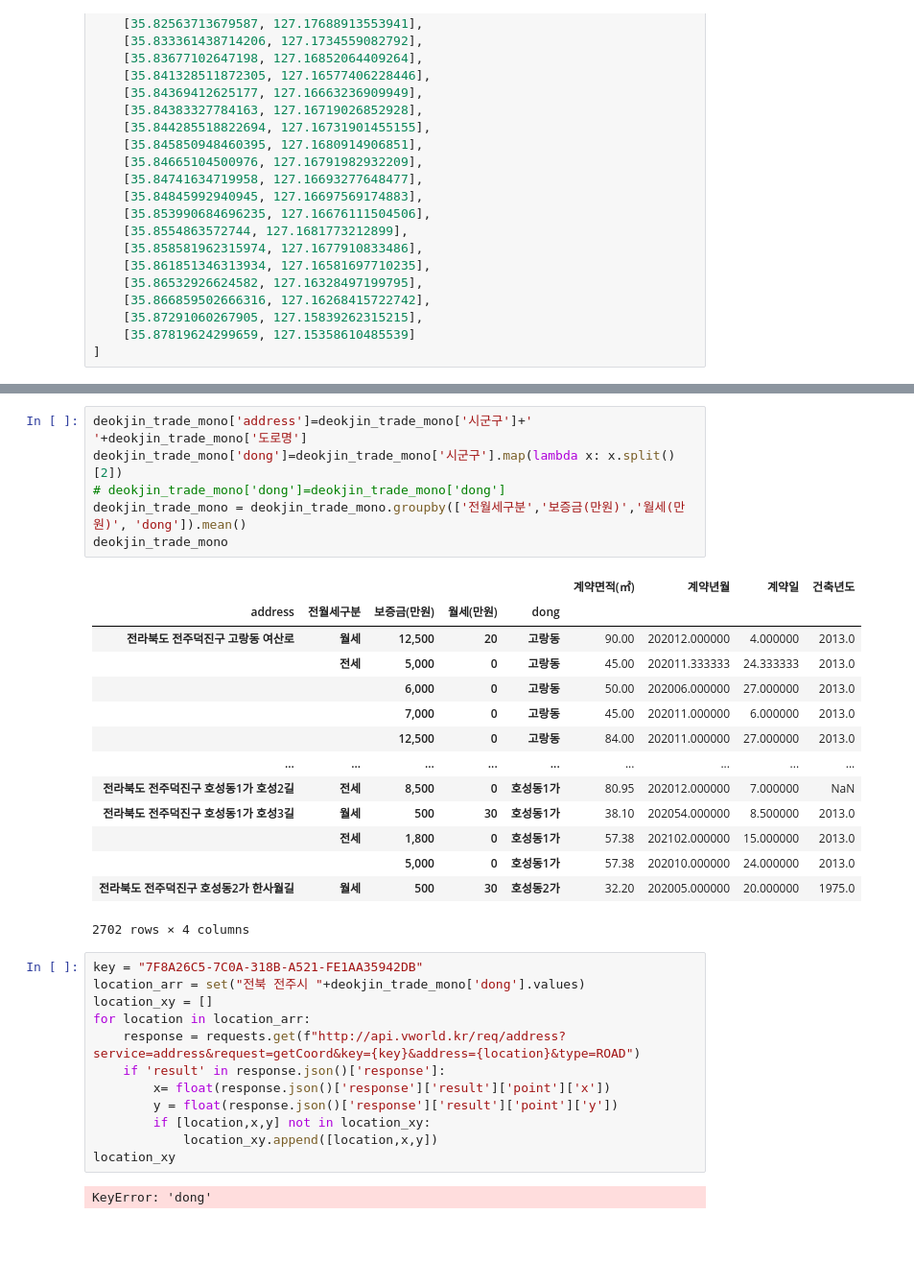
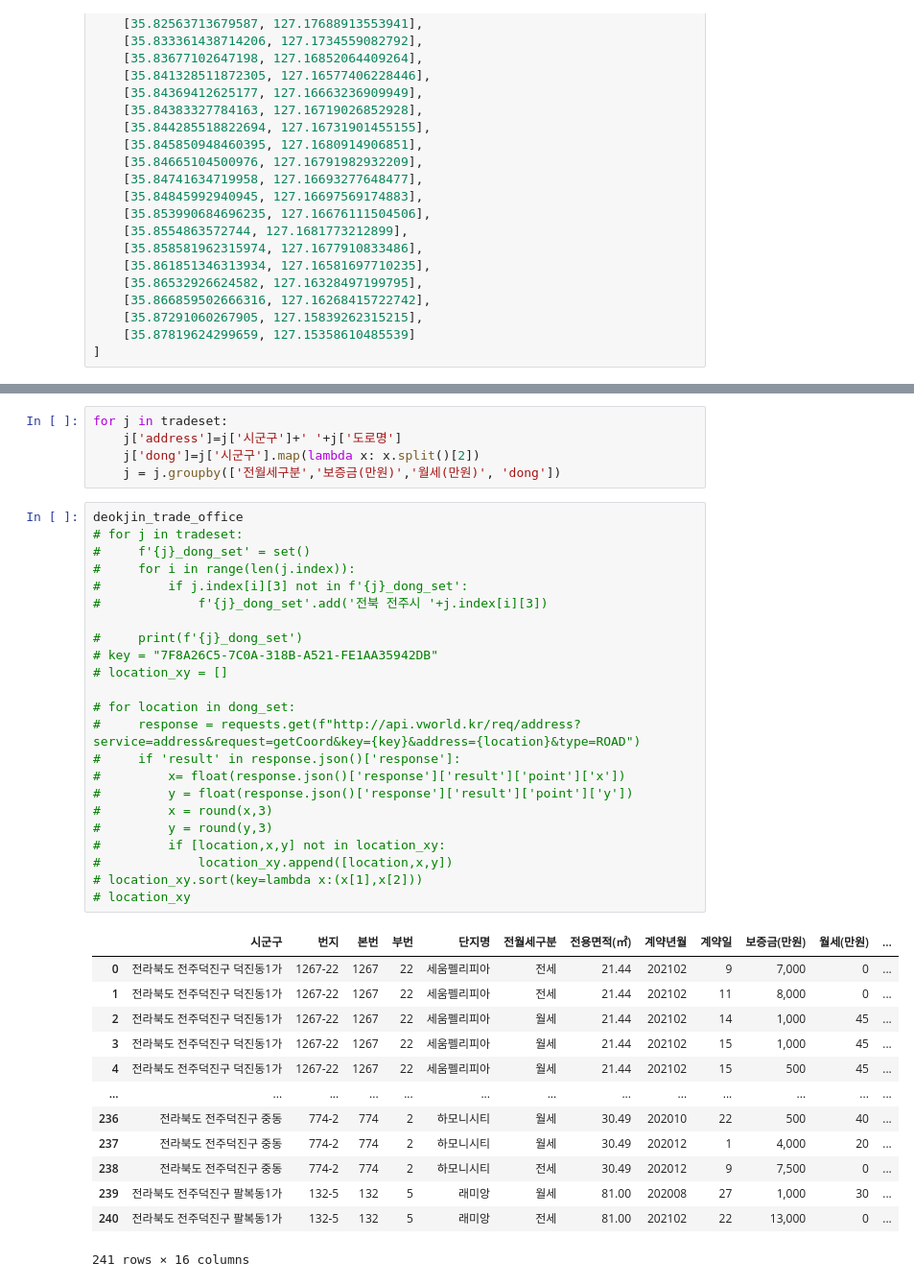
Before and after one commit to good5229/jeonju-contest, a Jupyter notebook: Analysis.ipynb, the cells around one changed output, grey strips where cells are left out. Shown at 96% size. Saved outputs shown, nothing was run; the diff lists cells and outputs as text; blank space fills up the shorter version.

```diff
--- a/Analysis.ipynb
+++ b/Analysis.ipynb
@@ -628,35 +669,42 @@ deokjin_trade_mono.head()
 # %%
-deokjin_trade_mono['address']=deokjin_trade_mono['시군구']+' '+deokjin_trade_mono['도로명']
-deokjin_trade_mono['dong']=deokjin_trade_mono['시군구'].map(lambda x: x.split()[2])
-# deokjin_trade_mono['dong']=deokjin_trade_mono['dong']
-deokjin_trade_mono = deokjin_trade_mono.groupby(['전월세구분','보증금(만원)','월세(만원)', 'dong']).mean()
-deokjin_trade_mono
+for j in tradeset:
+    j['address']=j['시군구']+' '+j['도로명']
+    j['dong']=j['시군구'].map(lambda x: x.split()[2])
+    j = j.groupby(['전월세구분','보증금(만원)','월세(만원)', 'dong'])
-# %% [output]
-|  |  |  |  |  | 계약면적(㎡) | 계약년월 | 계약일 | 건축년도 |
-| address | 전월세구분 | 보증금(만원) | 월세(만원) | dong |  |  |  |  |
-| 전라북도 전주덕진구 고랑동 여산로 | 월세 | 12,500 | 20 | 고랑동 | 90.00 | 202012.000000 | 4.000000 | 2013.0 |
-|  | 전세 | 5,000 | 0 | 고랑동 | 45.00 | 202011.333333 | 24.333333 | 2013.0 |
-|  |  | 6,000 | 0 | 고랑동 | 50.00 | 202006.000000 | 27.000000 | 2013.0 |
-|  |  | 7,000 | 0 | 고랑동 | 45.00 | 202011.000000 | 6.000000 | 2013.0 |
-|  |  | 12,500 | 0 | 고랑동 | 84.00 | 202011.000000 | 27.000000 | 2013.0 |
-| ... | ... | ... | ... | ... | ... | ... | ... | ... |
-| 전라북도 전주덕진구 호성동1가 호성2길 | 전세 | 8,500 | 0 | 호성동1가 | 80.95 | 202012.000000 | 7.000000 | NaN |
-| 전라북도 전주덕진구 호성동1가 호성3길 | 월세 | 500 | 30 | 호성동1가 | 38.10 | 202054.000000 | 8.500000 | 2013.0 |
-|  | 전세 | 1,800 | 0 | 호성동1가 | 57.38 | 202102.000000 | 15.000000 | 2013.0 |
-|  |  | 5,000 | 0 | 호성동1가 | 57.38 | 202010.000000 | 24.000000 | 2013.0 |
-| 전라북도 전주덕진구 호성동2가 한사월길 | 월세 | 500 | 30 | 호성동2가 | 32.20 | 202005.000000 | 20.000000 | 1975.0 |
-2702 rows × 4 columns
 # %%
-key = "7F8A26C5-7C0A-318B-A521-FE1AA35942DB"
-location_arr = set("전북 전주시 "+deokjin_trade_mono['dong'].values)
-location_xy = []
-for location in location_arr:
-    response = requests.get(f"http://api.vworld.kr/req/address?service=address&request=getCoord&key={key}&address={location}&type=ROAD")
-    if 'result' in response.json()['response']:
-        x= float(response.json()['response']['result']['point']['x'])
-        y = float(response.json()['response']['result']['point']['y'])
-        if [location,x,y] not in location_xy:
-            location_xy.append([location,x,y])
-location_xy
+deokjin_trade_office
+# for j in tradeset:
+#     f'{j}_dong_set' = set()
+#     for i in range(len(j.index)):
+#         if j.index[i][3] not in f'{j}_dong_set':
+#             f'{j}_dong_set'.add('전북 전주시 '+j.index[i][3])
+
+#     print(f'{j}_dong_set')
+# key = "7F8A26C5-7C0A-318B-A521-FE1AA35942DB"
+# location_xy = []
+
+# for location in dong_set:
+#     response = requests.get(f"http://api.vworld.kr/req/address?service=address&request=getCoord&key={key}&address={location}&type=ROAD")
+#     if 'result' in response.json()['response']:
+#         x= float(response.json()['response']['result']['point']['x'])
+#         y = float(response.json()['response']['result']['point']['y'])
+#         x = round(x,3)
+#         y = round(y,3)
+#         if [location,x,y] not in location_xy:
+#             location_xy.append([location,x,y])
+# location_xy.sort(key=lambda x:(x[1],x[2]))
+# location_xy
 # %% [output]
+|  | 시군구 | 번지 | 본번 | 부번 | 단지명 | 전월세구분 | 전용면적(㎡) | 계약년월 | 계약일 | 보증금(만원) | 월세(만원) | ... |
+| 0 | 전라북도 전주덕진구 덕진동1가 | 1267-22 | 1267 | 22 | 세움펠리피아 | 전세 | 21.44 | 202102 | 9 | 7,000 | 0 | ... |
+| 1 | 전라북도 전주덕진구 덕진동1가 | 1267-22 | 1267 | 22 | 세움펠리피아 | 전세 | 21.44 | 202102 | 11 | 8,000 | 0 | ... |
+| 2 | 전라북도 전주덕진구 덕진동1가 | 1267-22 | 1267 | 22 | 세움펠리피아 | 월세 | 21.44 | 202102 | 14 | 1,000 | 45 | ... |
+| 3 | 전라북도 전주덕진구 덕진동1가 | 1267-22 | 1267 | 22 | 세움펠리피아 | 월세 | 21.44 | 202102 | 15 | 1,000 | 45 | ... |
+| 4 | 전라북도 전주덕진구 덕진동1가 | 1267-22 | 1267 | 22 | 세움펠리피아 | 월세 | 21.44 | 202102 | 15 | 500 | 45 | ... |
+| ... | ... | ... | ... | ... | ... | ... | ... | ... | ... | ... | ... | ... |
+| 236 | 전라북도 전주덕진구 중동 | 774-2 | 774 | 2 | 하모니시티 | 월세 | 30.49 | 202010 | 22 | 500 | 40 | ... |
+| 237 | 전라북도 전주덕진구 중동 | 774-2 | 774 | 2 | 하모니시티 | 월세 | 30.49 | 202012 | 1 | 4,000 | 20 | ... |
+| 238 | 전라북도 전주덕진구 중동 | 774-2 | 774 | 2 | 하모니시티 | 전세 | 30.49 | 202012 | 9 | 7,500 | 0 | ... |
+| 239 | 전라북도 전주덕진구 팔복동1가 | 132-5 | 132 | 5 | 래미앙 | 월세 | 81.00 | 202008 | 27 | 1,000 | 30 | ... |
+| 240 | 전라북도 전주덕진구 팔복동1가 | 132-5 | 132 | 5 | 래미앙 | 전세 | 81.00 | 202102 | 22 | 13,000 | 0 | ... |
-KeyError: 'dong'
+241 rows × 16 columns
```
Also changed, not shown: parts of 10 cells of this notebook, 4 other files.
